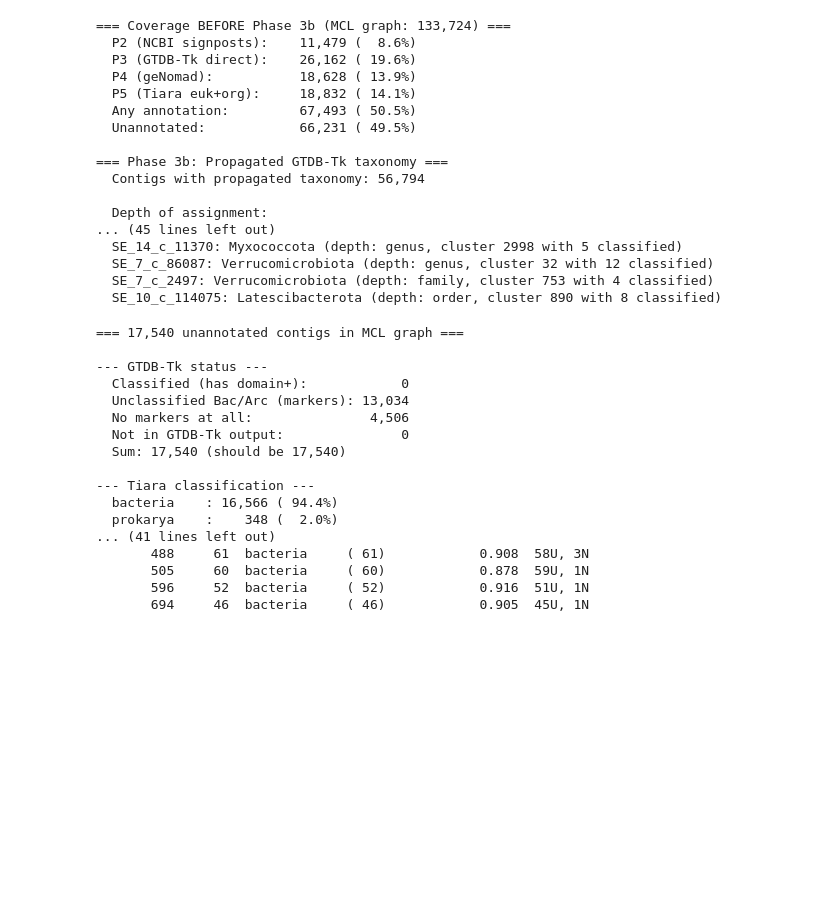
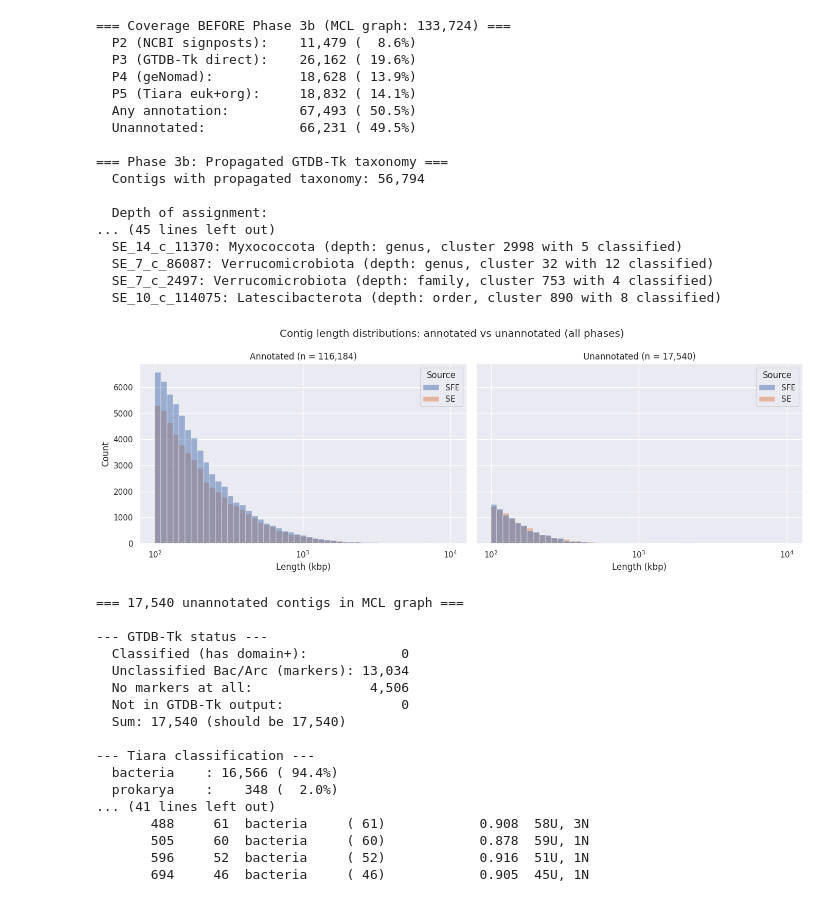
Before and after one commit to tnn111/Embedding, a Jupyter notebook: MCL.ipynb, the cells around one changed output. Cells and saved outputs as stored; diff of their text form; code cells hidden in the pictures; blank space fills up the shorter version.

```diff
--- a/MCL.ipynb
+++ b/MCL.ipynb
@@ -1638,6 +1605,40 @@ for cid in spot_check:
   SE_7_c_86087: Verrucomicrobiota (depth: genus, cluster 32 with 12 classified)
   SE_7_c_2497: Verrucomicrobiota (depth: family, cluster 753 with 4 classified)
   SE_10_c_114075: Latescibacterota (depth: order, cluster 890 with 8 classified)
+# %%
+# Length distributions: annotated vs unannotated, split by SFE vs SE
+# Uses after_any/after_none from Phase 3b (all 5 phases + propagation)
+rows = []
+for s in after_any & graph_set:
+    if s in id_to_length:
+        source = 'SFE' if s.startswith('SFE_') else 'SE'
+        rows.append((id_to_length[s] / 1000, 'Annotated', source))
+for s in after_none:
+    if s in id_to_length:
+        source = 'SFE' if s.startswith('SFE_') else 'SE'
+        rows.append((id_to_length[s] / 1000, 'Unannotated', source))
+
+df = pd.DataFrame(rows, columns = ['Length (kbp)', 'Status', 'Source'])
+
+fig, (ax1, ax2) = plt.subplots(1, 2, figsize = (14, 5), sharey = True)
+
+bins = np.logspace(np.log10(100), np.log10(df['Length (kbp)'].max()), 50)
+
+sns.histplot(data = df[df['Status'] == 'Annotated'], x = 'Length (kbp)', hue = 'Source',
+             bins = bins, ax = ax1, edgecolor = 'white', linewidth = 0.3)
+ax1.set_xscale('log')
+ax1.set_title(f'Annotated (n = {len(df[df["Status"] == "Annotated"]):,})')
+
+sns.histplot(data = df[df['Status'] == 'Unannotated'], x = 'Length (kbp)', hue = 'Source',
+             bins = bins, ax = ax2, edgecolor = 'white', linewidth = 0.3)
+ax2.set_xscale('log')
+ax2.set_title(f'Unannotated (n = {len(df[df["Status"] == "Unannotated"]):,})')
+
+fig.suptitle('Contig length distributions: annotated vs unannotated (all phases)')
+plt.tight_layout()
+plt.show()
+# %% [output]
+[figure, new version]
 # %%
 # Characterize the 17,540 unannotated contigs remaining after Phase 3b
 unannotated = after_none  # from Phase 3b cell
```
Also changed, not shown: parts of 7 cells of this notebook, 1 other file.
